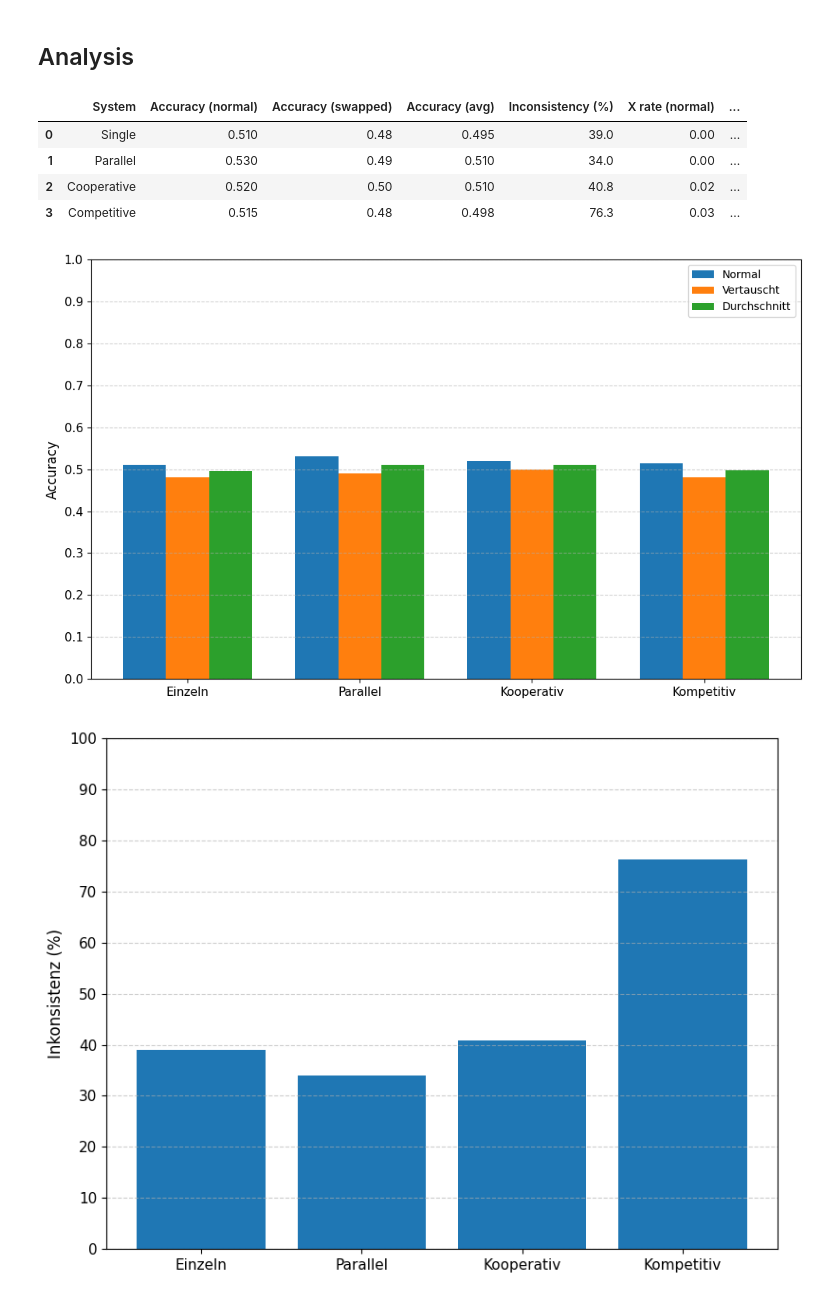
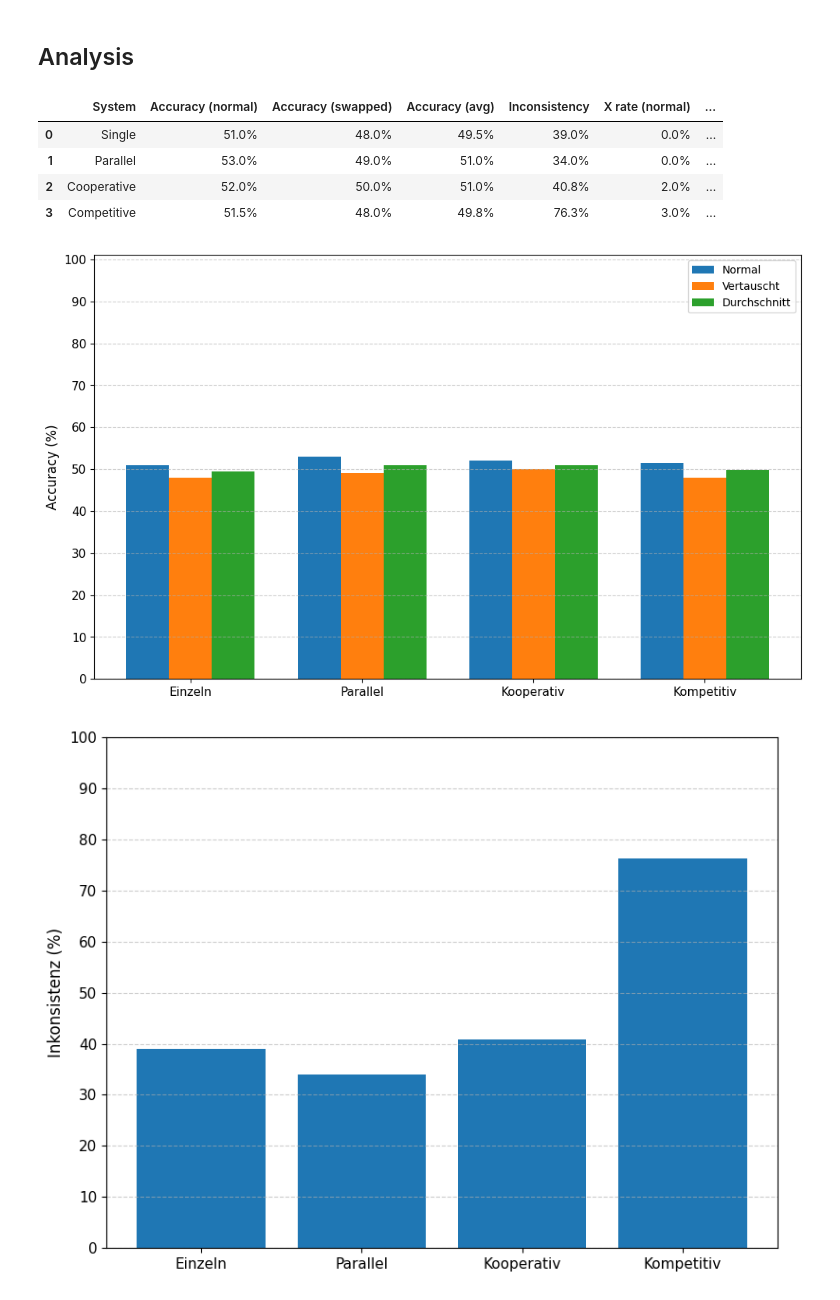
Before and after one commit to nikobiebl/Bachelorarbeit, a Jupyter notebook: JudgeBench/results.ipynb, the cells around one changed output. Cells and saved outputs as stored; diff of their text form; code cells hidden in the pictures.

```diff
--- a/JudgeBench/results.ipynb
+++ b/JudgeBench/results.ipynb
@@ -45,61 +45,61 @@ for system, dfs in data.items():
     s1 = df1[valid_mask]["system_decision"].reset_index(drop=True)
     s2 = df2[valid_mask]["system_decision"].reset_index(drop=True)
     consistent = s1 == s2
-    inconsistency_rate_pct = round((1 - consistent.mean()) * 100, 1)
+    inconsistency_rate = 1 - consistent.mean()
 
     # Store results
     results.append({
         "System": system,
-        "Accuracy (normal)": round(acc_1, 3),
-        "Accuracy (swapped)": round(acc_2, 3),
-        "Accuracy (avg)": round(acc_avg, 3),
-        "Inconsistency (%)": inconsistency_rate_pct,
-        "X rate (normal)": round(x_1, 3),
-        "X rate (swapped)": round(x_2, 3)
+        "Accuracy (normal)": f"{round(acc_1 * 100, 1)}%",
+        "Accuracy (swapped)": f"{round(acc_2 * 100, 1)}%",
+        "Accuracy (avg)": f"{round(acc_avg * 100, 1)}%",
+        "Inconsistency": f"{round(inconsistency_rate * 100, 1)}%",
+        "X rate (normal)": f"{round(x_1 * 100, 1)}%",
+        "X rate (swapped)": f"{round(x_2 * 100, 1)}%"
     })
 
 # Display summary
 summary_df = pd.DataFrame(results)
 display(summary_df)
 # %% [output]
-|  | System | Accuracy (normal) | Accuracy (swapped) | Accuracy (avg) | Inconsistency (%) | X rate (normal) | ... |
-| 0 | Single | 0.510 | 0.48 | 0.495 | 39.0 | 0.00 | ... |
-| 1 | Parallel | 0.530 | 0.49 | 0.510 | 34.0 | 0.00 | ... |
-| 2 | Cooperative | 0.520 | 0.50 | 0.510 | 40.8 | 0.02 | ... |
-| 3 | Competitive | 0.515 | 0.48 | 0.498 | 76.3 | 0.03 | ... |
+|  | System | Accuracy (normal) | Accuracy (swapped) | Accuracy (avg) | Inconsistency | X rate (normal) | ... |
+| 0 | Single | 51.0% | 48.0% | 49.5% | 39.0% | 0.0% | ... |
+| 1 | Parallel | 53.0% | 49.0% | 51.0% | 34.0% | 0.0% | ... |
+| 2 | Cooperative | 52.0% | 50.0% | 51.0% | 40.8% | 2.0% | ... |
+| 3 | Competitive | 51.5% | 48.0% | 49.8% | 76.3% | 3.0% | ... |
 # %%
 # Define German labels for the evaluation systems
 system_labels_de = ["Einzeln", "Parallel", "Kooperativ", "Kompetitiv"]
 
 # Extract accuracy values from summary DataFrame
-acc_normal = summary_df["Accuracy (normal)"]
-acc_swapped = summary_df["Accuracy (swapped)"]
-acc_avg = summary_df["Accuracy (avg)"]
+acc_normal = summary_df["Accuracy (normal)"].str.replace("%", "").astype(float)
+acc_swapped = summary_df["Accuracy (swapped)"].str.replace("%", "").astype(float)
+acc_avg = summary_df["Accuracy (avg)"].str.replace("%", "").astype(float)
 
 # Define bar positions
 x = np.arange(len(system_labels_de))
 bar_width = 0.25
 
 plt.figure(figsize=(10, 6))
 
 # Plot grouped bars
 plt.bar(x - bar_width, acc_normal, width=bar_width, label="Normal")
 plt.bar(x, acc_swapped, width=bar_width, label="Vertauscht")
 plt.bar(x + bar_width, acc_avg, width=bar_width, label="Durchschnitt")
 
 # Axis labels and ticks
 plt.xticks(x, system_labels_de, fontsize=11)
-plt.yticks(np.arange(0, 1.1, 0.1), fontsize=11)
-plt.ylim(0, 1.0)
-plt.ylabel("Accuracy", fontsize=12)
+plt.yticks(np.arange(0, 101, 10), fontsize=11)
+plt.ylim(0, 101)
+plt.ylabel("Accuracy (%)", fontsize=12)
 
 # Legend and layout
 plt.legend()
 plt.grid(axis="y", linestyle="--", alpha=0.6)
 plt.tight_layout()
 plt.show()
 # %% [output]
-[figure, old version]
+[figure, new version]
 # %%
 # Define German labels for the evaluation systems
 system_labels_de = ["Einzeln", "Parallel", "Kooperativ", "Kompetitiv"]
```
Also changed, not shown: parts of 2 cells of this notebook.
